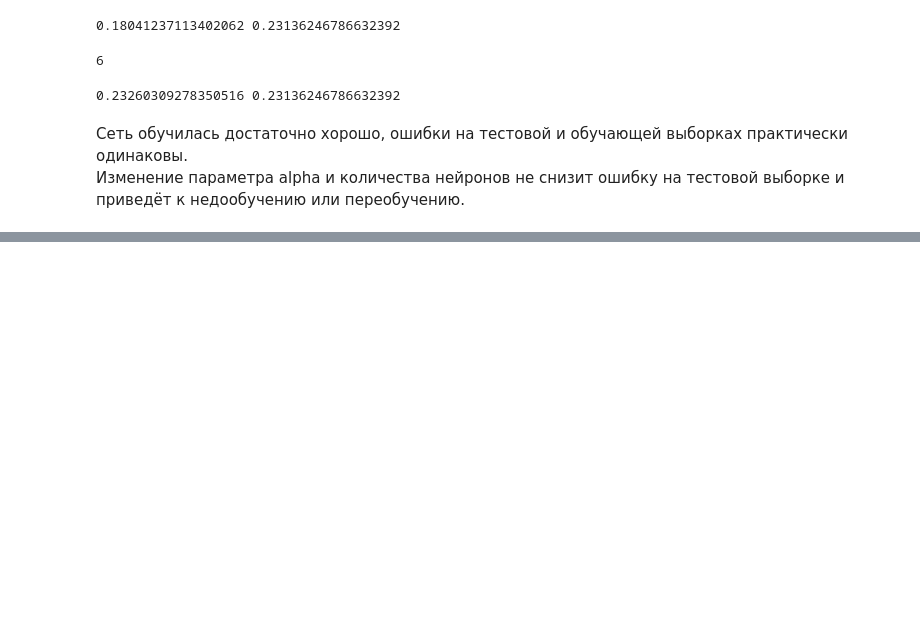
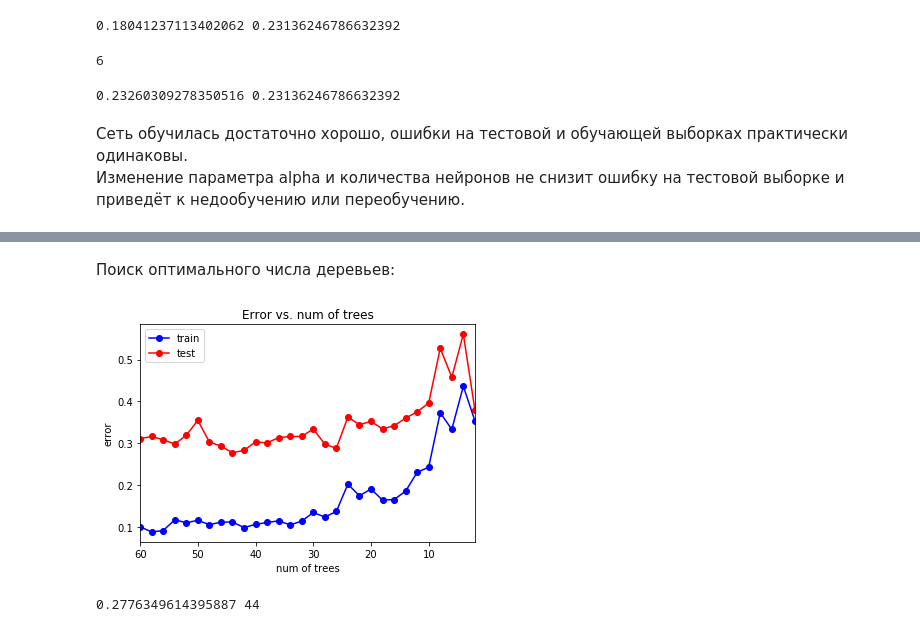
Before and after one commit to Pletnev-N/MachineLearningLabs, a Jupyter notebook: steel_plates.ipynb, the cells around one changed output, grey strips where cells are left out. Cells and saved outputs as stored; diff of their text form; code cells hidden in the pictures; blank space fills up the shorter version.

```diff
--- a/steel_plates.ipynb
+++ b/steel_plates.ipynb
@@ -352,0 +474,30 @@ print(err_train, err_test)
+# %% [markdown]
+Поиск оптимального числа деревьев:
+# %%
+tree_num_arr = np.arange(2, 62, 2)
+test_err = []
+train_err = []
+for tree_num in tree_num_arr:
+    ada = ensemble.AdaBoostClassifier(DecisionTreeClassifier(max_depth=5), n_estimators = tree_num)
+    ada.fit(X_train, y_train)
+
+    train_err.append(np.mean(y_train != ada.predict(X_train)))
+    test_err.append(np.mean(y_test != ada.predict(X_test)))
+
+plt.plot(tree_num_arr, train_err, 'b-o', label = 'train')
+plt.plot(tree_num_arr, test_err, 'r-o', label = 'test')
+plt.xlim([np.max(tree_num_arr), np.min(tree_num_arr)])
+plt.title('Error vs. num of trees')
+plt.xlabel('num of trees')
+plt.ylabel('error')
+plt.legend()
+pass
+# %% [output]
+[figure, added]
+# %%
+min_test_err = np.min(test_err)
+tree_num_opt = tree_num_arr[test_err == min_test_err]
+tree_num_opt = tree_num_opt[0]
+print(min_test_err, tree_num_opt)
+# %% [output]
+0.2776349614395887 44
```
Also changed, not shown: parts of 23 cells of this notebook.
